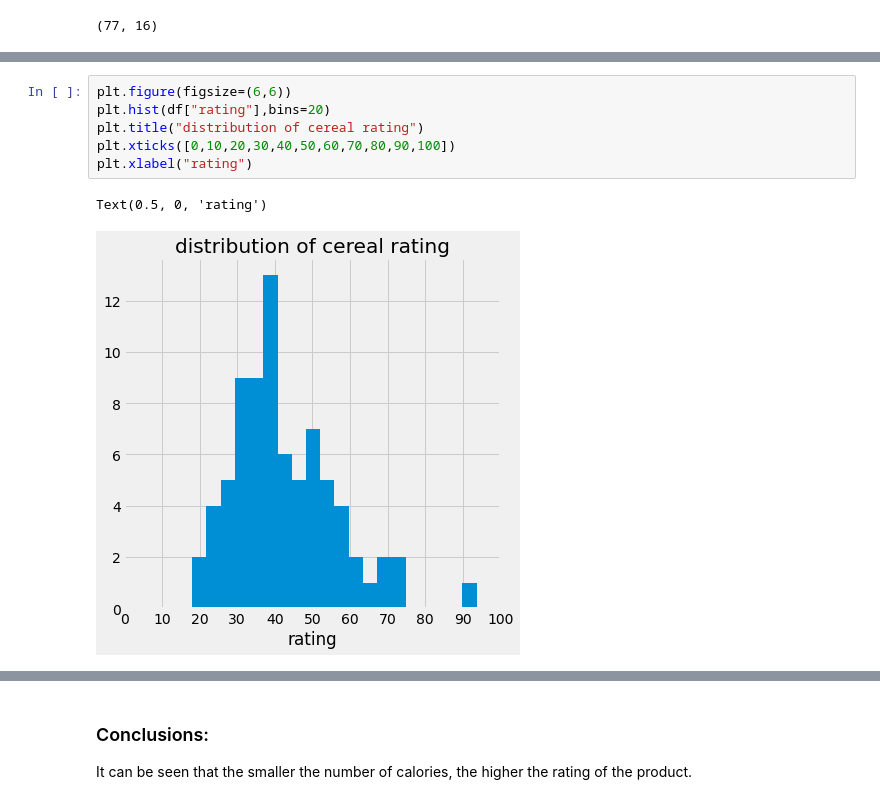
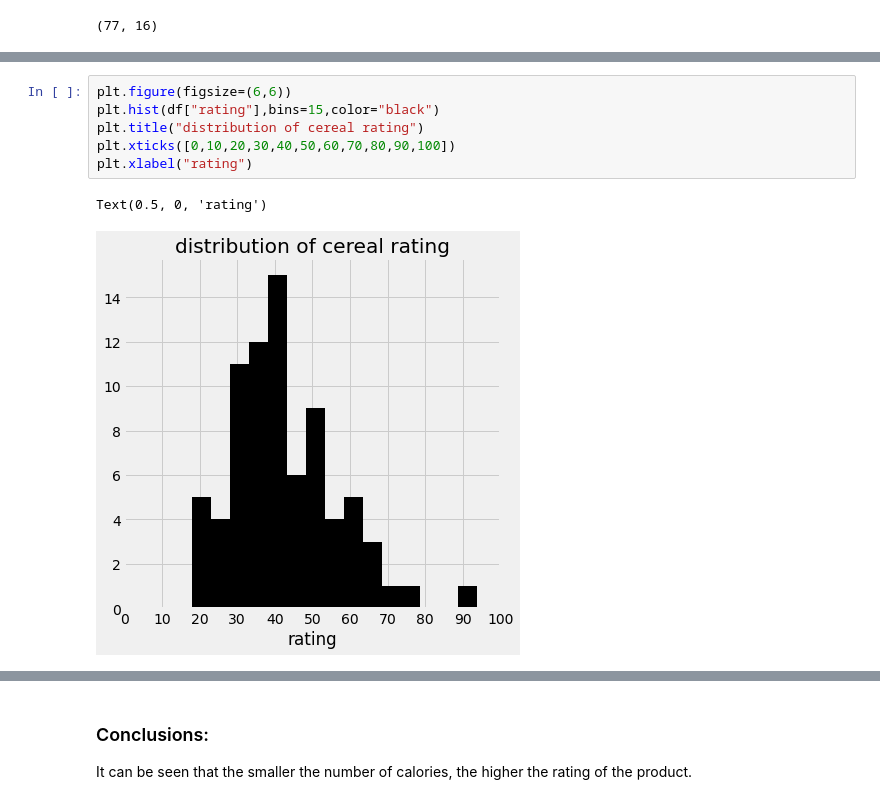
Before and after one commit to coralrubilar/CerealAnalysisInPython, a Jupyter notebook: Cereal.ipynb, the cells around one changed output, grey strips where cells are left out. Saved outputs shown, nothing was run; the diff lists cells and outputs as text.

```diff
--- a/Cereal.ipynb
+++ b/Cereal.ipynb
@@ -105,13 +105,13 @@ basic statistical information:
 | max | 160.000000 | 6.000000 | 5.000000 | 320.000000 | 14.000000 | 23.000000 | 15.000000 | 330.000000 | 100.000000 | 3.000000 | ... |
 # %%
 plt.figure(figsize=(6,6))
-plt.hist(df["rating"],bins=20)
+plt.hist(df["rating"],bins=15,color="black")
 plt.title("distribution of cereal rating")
 plt.xticks([0,10,20,30,40,50,60,70,80,90,100])
 plt.xlabel("rating")
 # %% [output]
 Text(0.5, 0, 'rating')
-[figure, old version]
+[figure, new version]
 # %%
 plt.figure(figsize=(6,6))
 count_cold= len(df[df['type']=='C'])
```
Also changed, not shown: parts of 9 cells of this notebook.
